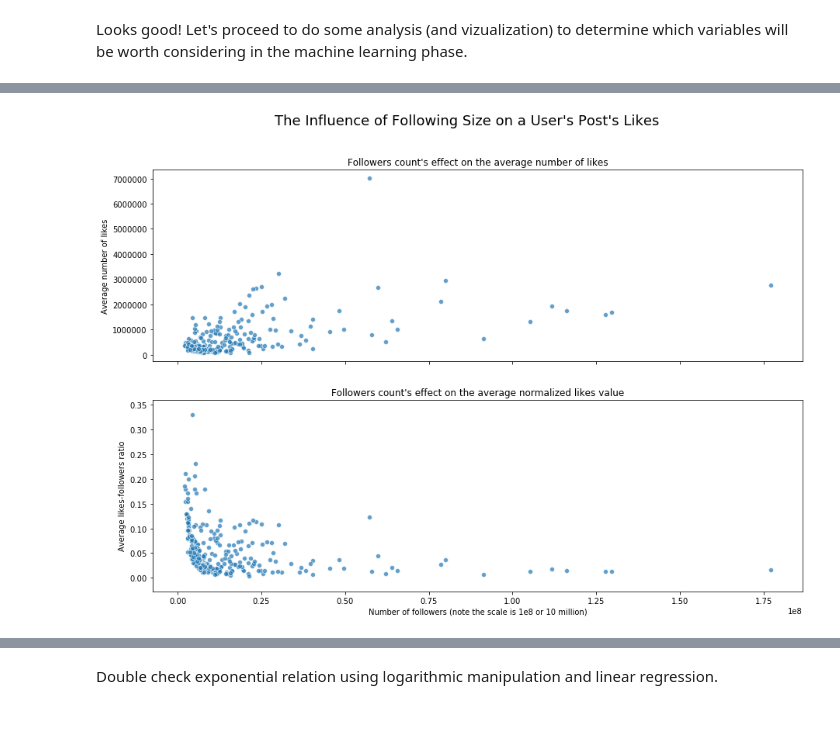
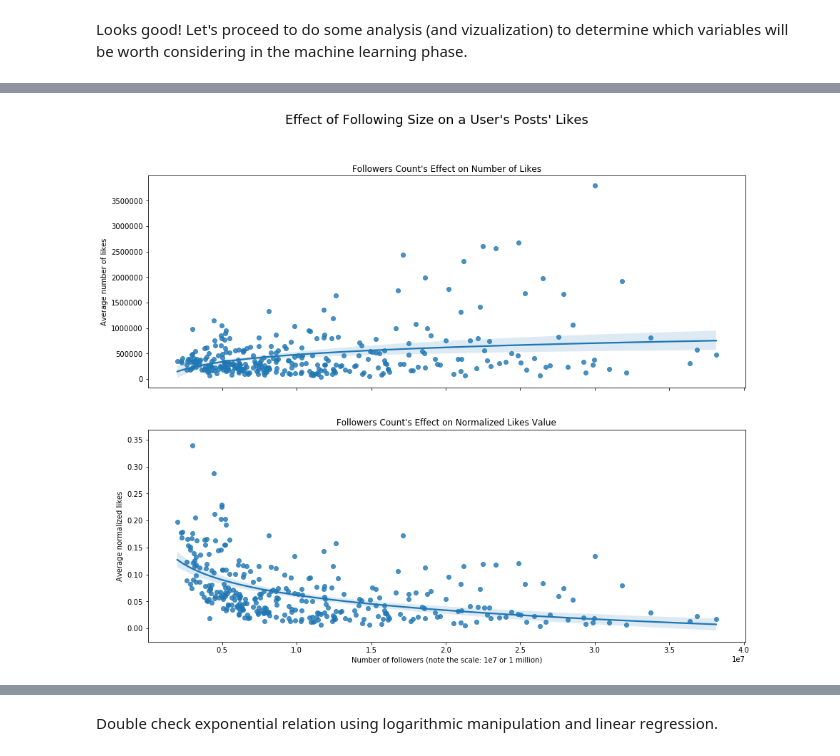
Before and after one commit to ishan3247/Predictagram, a Jupyter notebook: analysis/analysis.ipynb, the cells around one changed output, grey strips where cells are left out. Cells and saved outputs as stored; diff of their text form; code cells hidden in the pictures; blank space fills up the shorter version.

```diff
--- a/analysis/analysis.ipynb
+++ b/analysis/analysis.ipynb
@@ -22 +17,3 @@ df_main = df_main[df_main['imageUrl'].map(lambda x: "1080x1080" in x)]
+# %%
+df_main = df_main[df_main['followersCount'].between(df_main['followersCount'].quantile(0.0), df_main['followersCount'].quantile(0.9))]
 # %% [markdown]
@@ -49,5 +48,8 @@ df_main['captionLength'] = df_main['firstComment'].map(lambda x: 0 if x == None
+# %%
+df_avglc = df_main[['likesCount', 'username']].groupby('username').mean().rename(columns={'likesCount': 'avglc'})
+df_main = df_main.join(df_avglc, on='username')
 # %% [markdown]
 Now, we can remove non-essential columns, or columns we will not be later using in analysis or machine learning. In particular, these are locationName, firstComment, url, imageUrl, verified, and followsCount.
 # %%
-df_main = df_main.drop(['locationName', 'firstComment', 'url', 'imageUrl', 'verified', 'followsCount'], axis=1)
+df_main = df_main.drop(['firstComment', 'url', 'imageUrl', 'verified'], axis=1)
 # %% [markdown]
@@ -55,3 +57,3 @@ We must then add a column containing normalized likes values for each post, so t
 # %%
-df_main['normalizedLikes'] = df_main['likesCount'] / df_main['followersCount']
+df_main['normalizedLikes'] = df_main['likesCount'] * df_main['likesCount'] / df_main['avglc'] / df_main['followersCount']
 # %% [markdown]
@@ -119,14 +123,15 @@ df_avgs.head(3)
 # %%
 # create two plots showing the effect of followers count on likes count
-fig, axes = plt.subplots(2, 1, figsize=(15, 10), sharex=True)
-sns.scatterplot(x=df_avgs['followersCount'], y=df_avgs['likesCount'], ax=axes[0], alpha = 0.7)
-sns.scatterplot(x=df_avgs['followersCount'], y=df_avgs['normalizedLikes'], ax=axes[1], alpha = 0.7)
-axes[0].set_title('Followers count\'s effect on the average number of likes')
+fig, axes = plt.subplots(2, 1, figsize=(15, 12), sharex=True)
+sns.regplot(x=df_avgs['followersCount'], y=df_avgs['likesCount'], ax=axes[0], logx=True)
+sns.regplot(x=df_avgs['followersCount'], y=df_avgs['normalizedLikes'], ax=axes[1], logx=True)
+axes[0].set_title('Followers Count\'s Effect on Number of Likes')
+axes[0].set_xlabel('')
 axes[0].set_ylabel('Average number of likes')
-axes[1].set_title('Followers count\'s effect on the average normalized likes value')
-axes[1].set_ylabel('Average likes-followers ratio')
-plt.xlabel('Number of followers (note the scale is 1e8 or 10 million)')
-fig.suptitle('Influence of Following Size on a User\'s Post\'s Likes', fontsize=18)
+axes[1].set_title('Followers Count\'s Effect on Normalized Likes Value')
+axes[1].set_ylabel('Average normalized likes')
+plt.xlabel('Number of followers (note the scale: 1e7 or 1 million)')
+fig.suptitle('Effect of Following Size on a User\'s Posts\' Likes', fontsize=18)
 plt.show()
 # %% [output]
-[figure, old version]
+[figure, new version]
```
Also changed, not shown: parts of 45 cells of this notebook, 24 other files.
